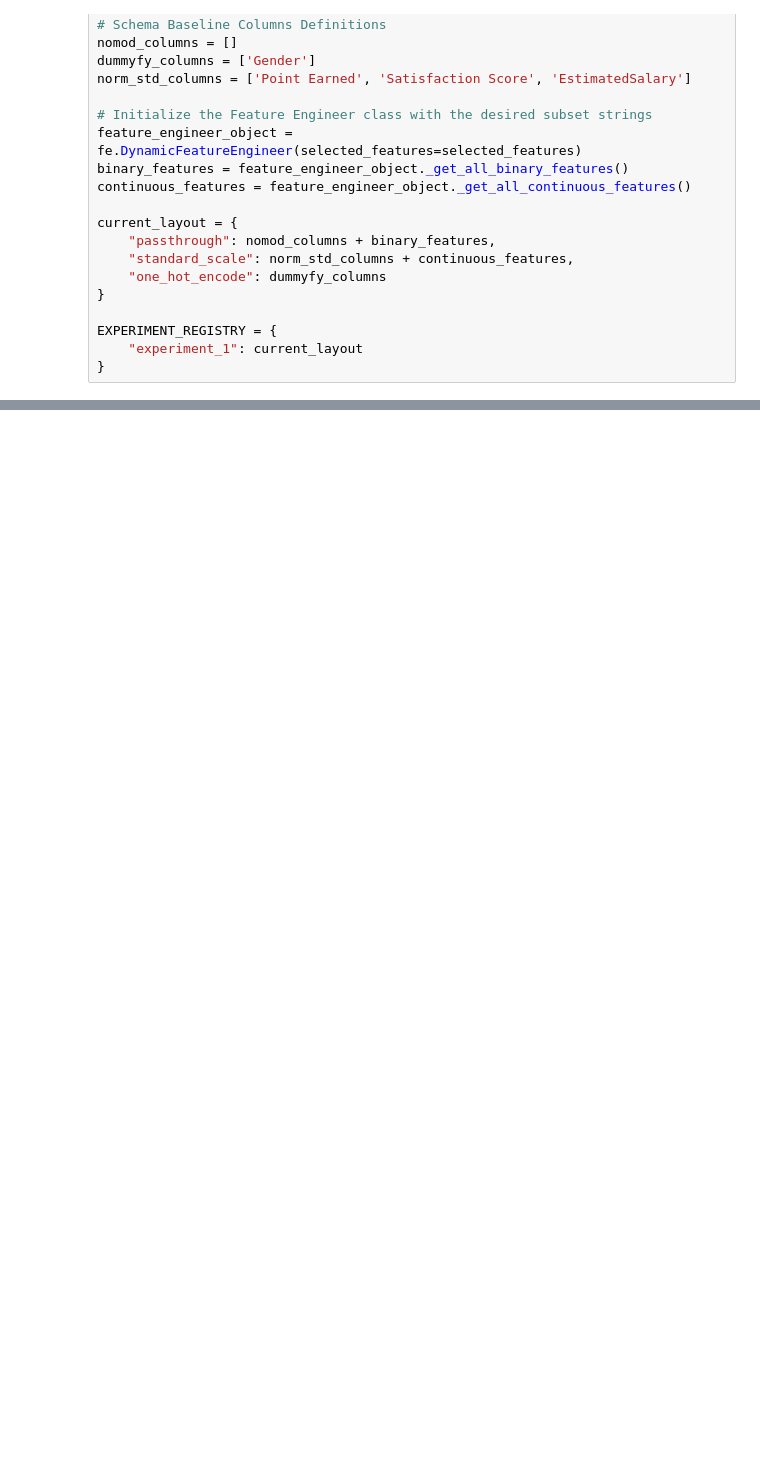
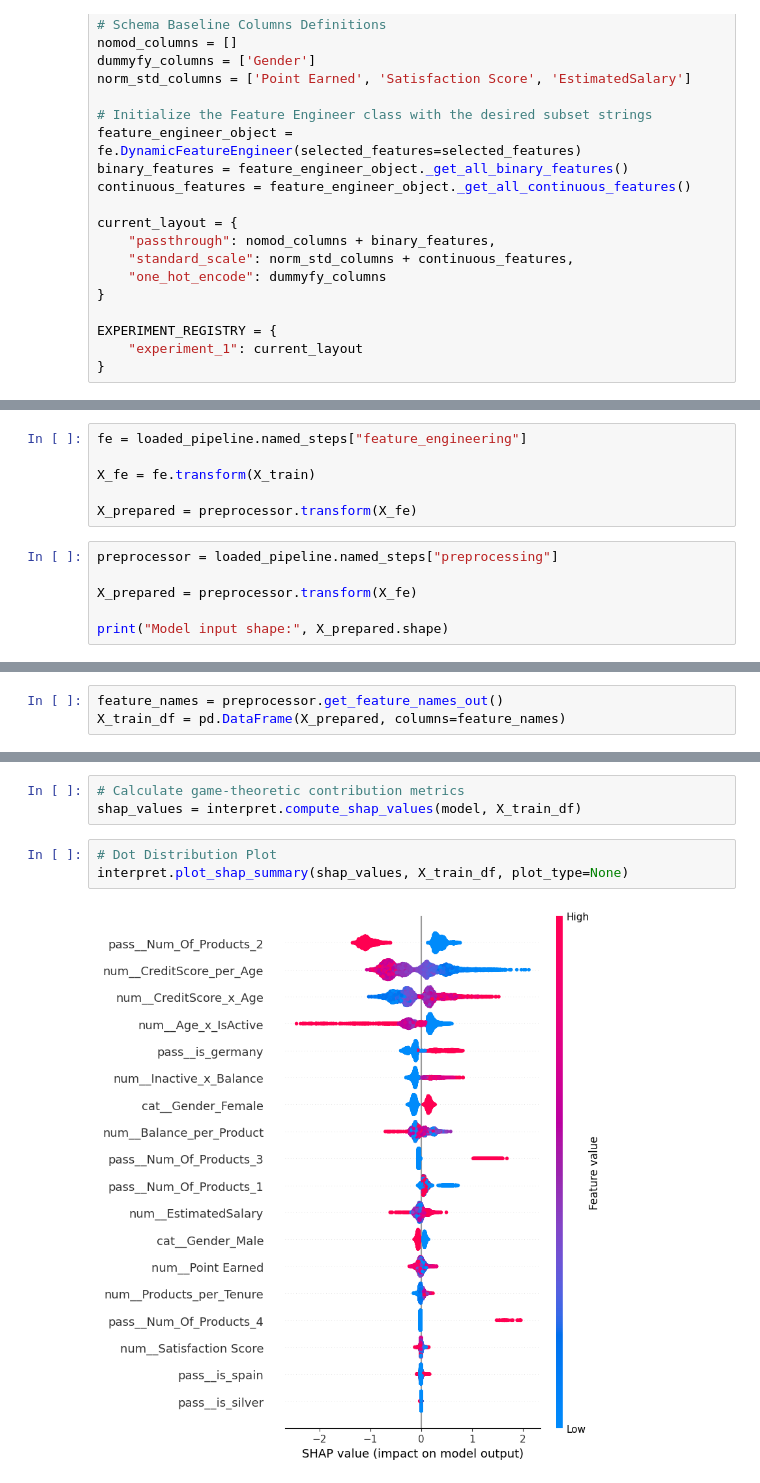
Before and after one commit to hectorvargas-dot/ml_hands_on_project, a Jupyter notebook: notebooks/7.0-havg-shap.ipynb, the cells around one changed output, grey strips where cells are left out. Saved outputs shown, nothing was run; the diff lists cells and outputs as text; blank space fills up the shorter version.

```diff
--- a/notebooks/7.0-havg-shap.ipynb
+++ b/notebooks/7.0-havg-shap.ipynb
@@ -128,0 +155,12 @@ Calculated Churn Probability: 11.03%
+# %%
+fe = loaded_pipeline.named_steps["feature_engineering"]
+
+X_fe = fe.transform(X_train)
+
+X_prepared = preprocessor.transform(X_fe)
+# %%
+preprocessor = loaded_pipeline.named_steps["preprocessing"]
+
+X_prepared = preprocessor.transform(X_fe)
+
+print("Model input shape:", X_prepared.shape)
@@ -128,0 +189,3 @@ Calculated Churn Probability: 11.03%
+# %%
+feature_names = preprocessor.get_feature_names_out()
+X_train_df = pd.DataFrame(X_prepared, columns=feature_names)
@@ -128,0 +213,8 @@ Calculated Churn Probability: 11.03%
+# %%
+# Calculate game-theoretic contribution metrics
+shap_values = interpret.compute_shap_values(model, X_train_df)
+# %%
+# Dot Distribution Plot
+interpret.plot_shap_summary(shap_values, X_train_df, plot_type=None)
+# %% [output]
+[figure, added]
```
Also changed, not shown: parts of 25 cells of this notebook, 19 other files.
